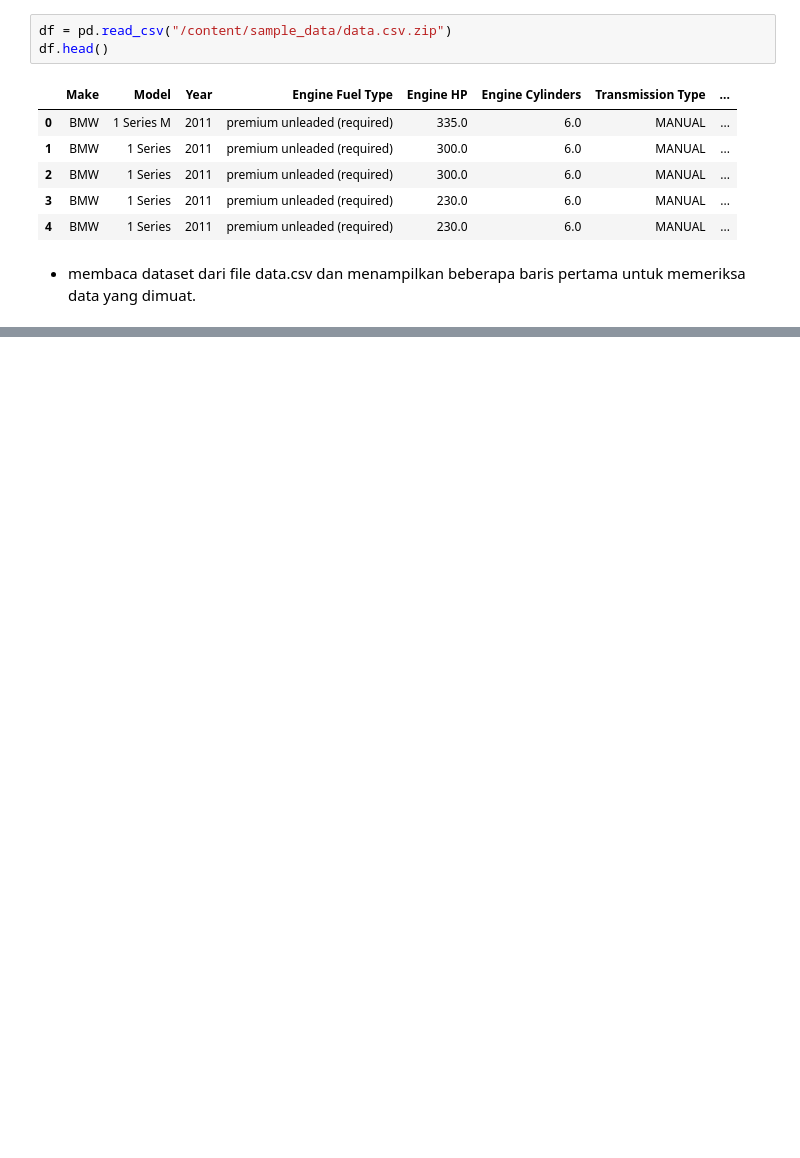
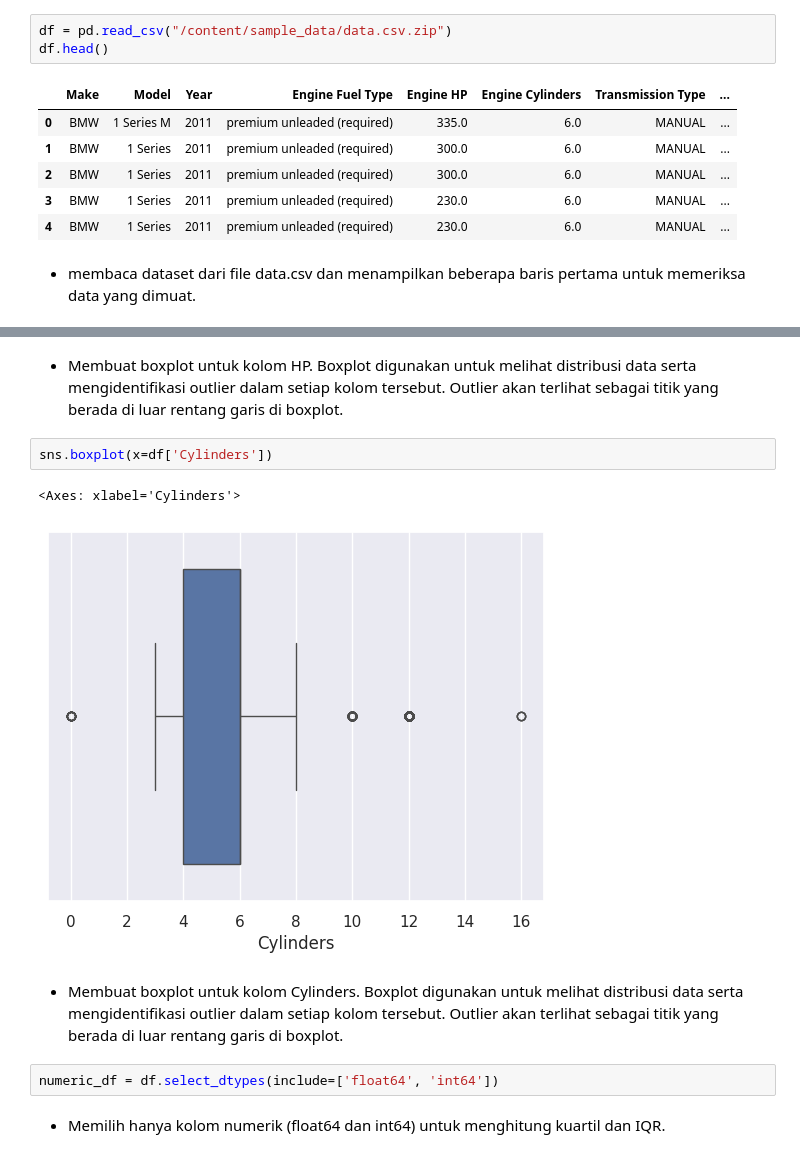
Before and after one commit to Andicleomj/Machine-Learning, a Jupyter notebook: Week5/Exploratory data analysis/Car features dataset.ipynb, the cells around one changed output, grey strips where cells are left out. Drawn from its saved outputs; the diff is of its cells as text; blank space fills up the shorter version.

```diff
--- a/Week5/Exploratory data analysis/Car features dataset.ipynb
+++ b/Week5/Exploratory data analysis/Car features dataset.ipynb
@@ -266,0 +206,13 @@ Perbandingan Hasil Model:
+# %% [markdown]
+* Membuat boxplot untuk kolom HP. Boxplot digunakan untuk melihat distribusi data serta mengidentifikasi outlier dalam setiap kolom tersebut. Outlier akan terlihat sebagai titik yang berada di luar rentang garis di boxplot.
+# %%
+sns.boxplot(x=df['Cylinders'])
+# %% [output]
+<Axes: xlabel='Cylinders'>
+[figure, added]
+# %% [markdown]
+* Membuat boxplot untuk kolom Cylinders. Boxplot digunakan untuk melihat distribusi data serta mengidentifikasi outlier dalam setiap kolom tersebut. Outlier akan terlihat sebagai titik yang berada di luar rentang garis di boxplot.
+# %%
+numeric_df = df.select_dtypes(include=['float64', 'int64'])
+# %% [markdown]
+* Memilih hanya kolom numerik (float64 dan int64) untuk menghitung kuartil dan IQR.
```
Also changed, not shown: parts of 87 cells of this notebook.
